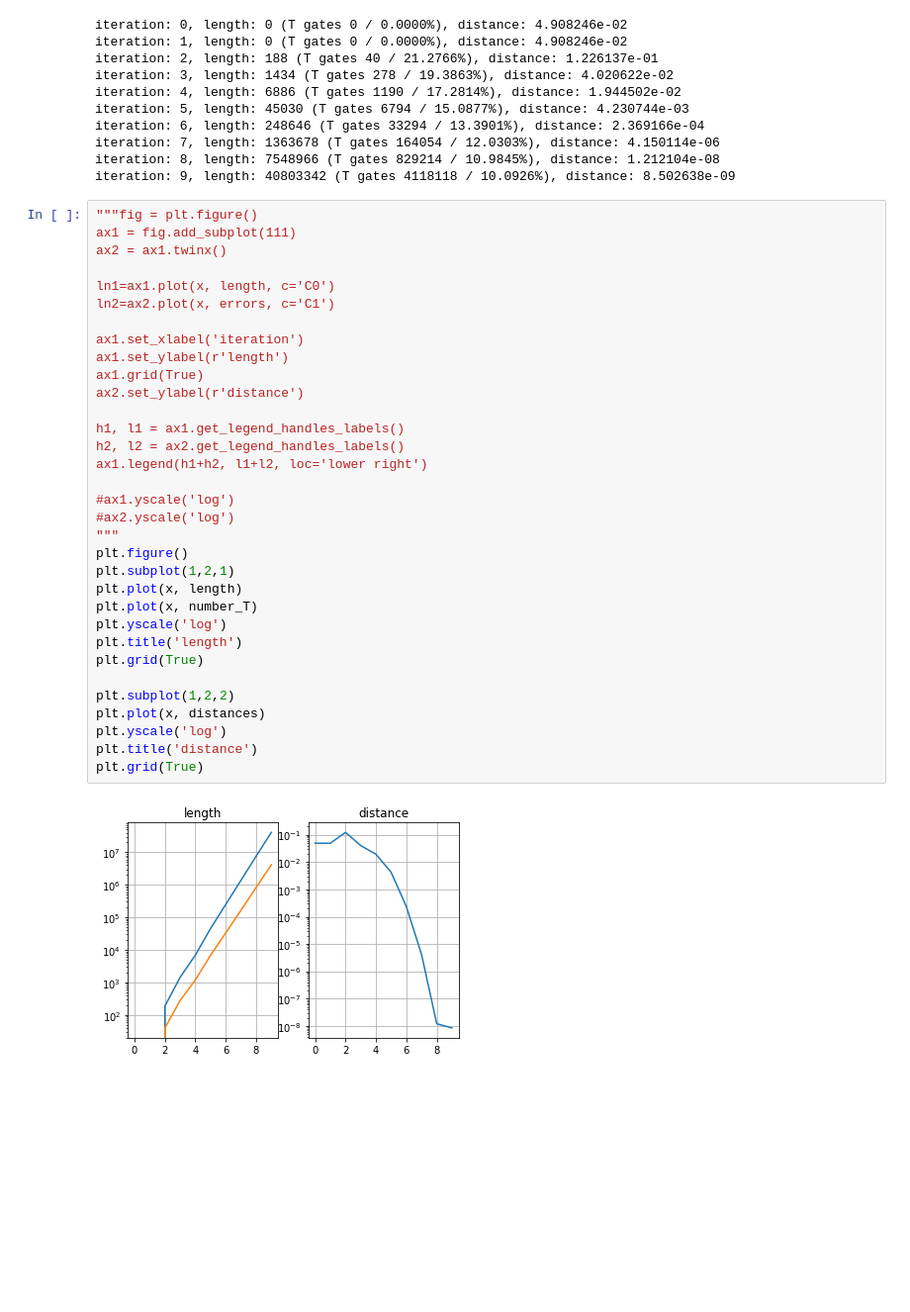
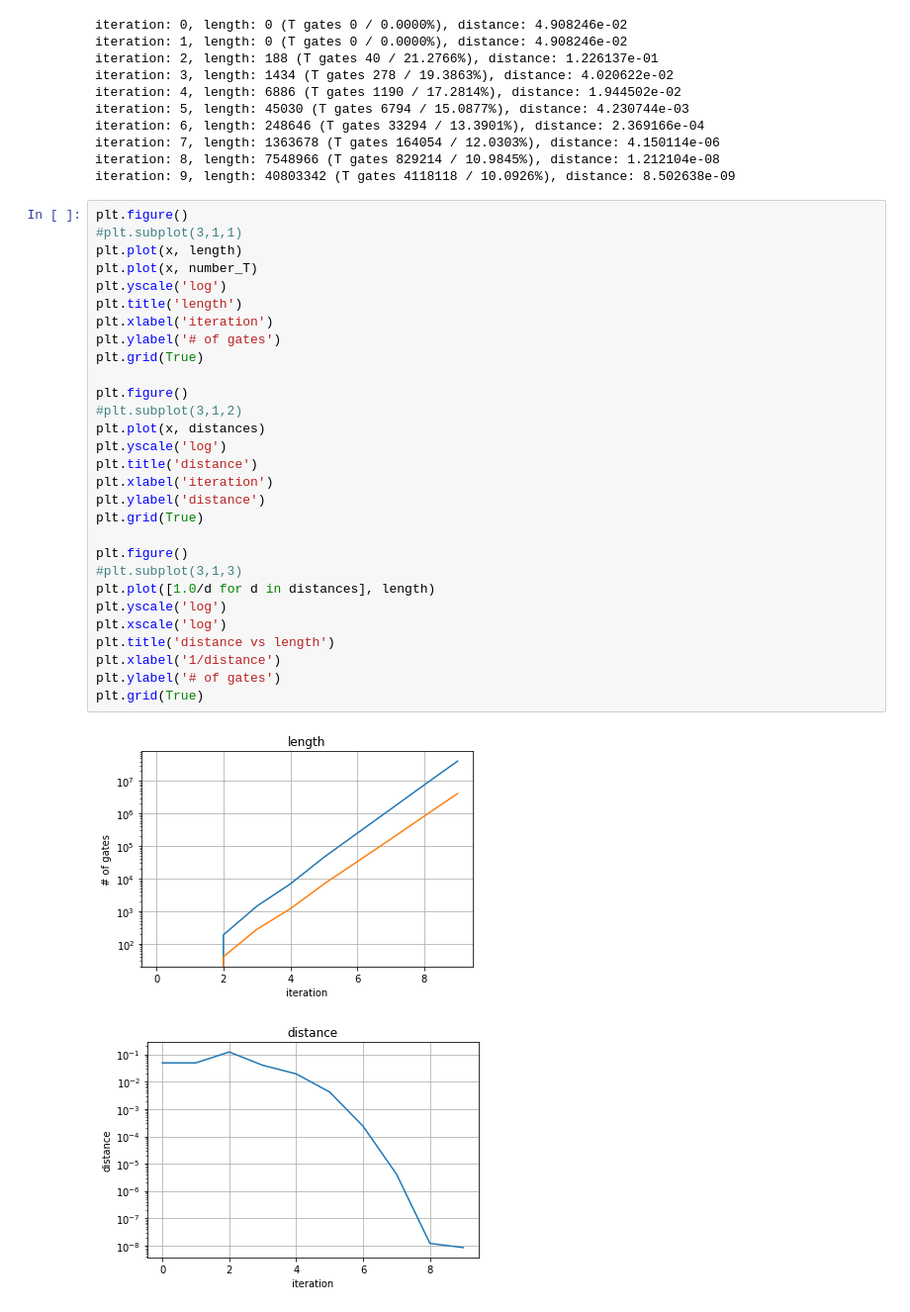
Before and after one commit to ssmi1975/solovay-kitaev-py, a Jupyter notebook: demo.ipynb, the cells around one changed output. Shown: that part at 99% size. Cells and saved outputs as stored; diff of their text form; blank space fills up the shorter version.

Commit message:
added more graphs

```diff
--- a/demo.ipynb
+++ b/demo.ipynb
@@ -63,38 +63,35 @@ iteration: 6, length: 248646 (T gates 33294 / 13.3901%), distance: 2.369166e-04
 iteration: 7, length: 1363678 (T gates 164054 / 12.0303%), distance: 4.150114e-06
 iteration: 8, length: 7548966 (T gates 829214 / 10.9845%), distance: 1.212104e-08
 iteration: 9, length: 40803342 (T gates 4118118 / 10.0926%), distance: 8.502638e-09
-# %%
-"""fig = plt.figure()
-ax1 = fig.add_subplot(111)
-ax2 = ax1.twinx()
-
-ln1=ax1.plot(x, length, c='C0')
-ln2=ax2.plot(x, errors, c='C1')
-
-ax1.set_xlabel('iteration')
-ax1.set_ylabel(r'length')
-ax1.grid(True)
-ax2.set_ylabel(r'distance')
-
-h1, l1 = ax1.get_legend_handles_labels()
-h2, l2 = ax2.get_legend_handles_labels()
-ax1.legend(h1+h2, l1+l2, loc='lower right')
-
-#ax1.yscale('log')
-#ax2.yscale('log')
-"""
-plt.figure()
-plt.subplot(1,2,1)
-plt.plot(x, length)
-plt.plot(x, number_T)
-plt.yscale('log')
-plt.title('length')
-plt.grid(True)
-
-plt.subplot(1,2,2)
-plt.plot(x, distances)
-plt.yscale('log')
-plt.title('distance')
-plt.grid(True)
-# %% [output]
-[figure, removed]
+# %%
+plt.figure()
+#plt.subplot(3,1,1)
+plt.plot(x, length)
+plt.plot(x, number_T)
+plt.yscale('log')
+plt.title('length')
+plt.xlabel('iteration')
+plt.ylabel('# of gates')
+plt.grid(True)
+
+plt.figure()
+#plt.subplot(3,1,2)
+plt.plot(x, distances)
+plt.yscale('log')
+plt.title('distance')
+plt.xlabel('iteration')
+plt.ylabel('distance')
+plt.grid(True)
+
+plt.figure()
+#plt.subplot(3,1,3)
+plt.plot([1.0/d for d in distances], length)
+plt.yscale('log')
+plt.xscale('log')
+plt.title('distance vs length')
+plt.xlabel('1/distance')
+plt.ylabel('# of gates')
+plt.grid(True)
+# %% [output]
+[figure, added]
+[figure, added]
```
Also changed, not shown: parts of 5 cells of this notebook.
